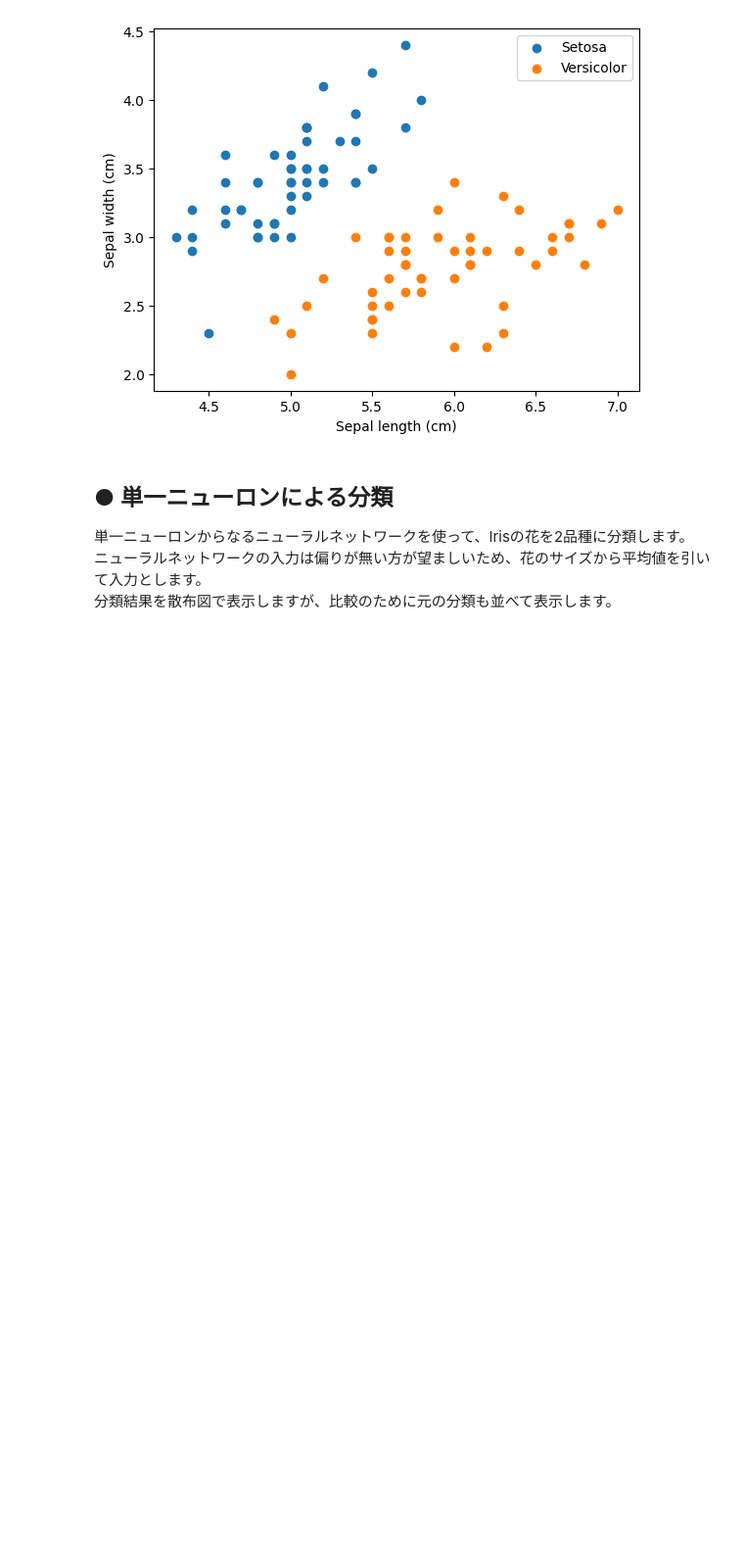
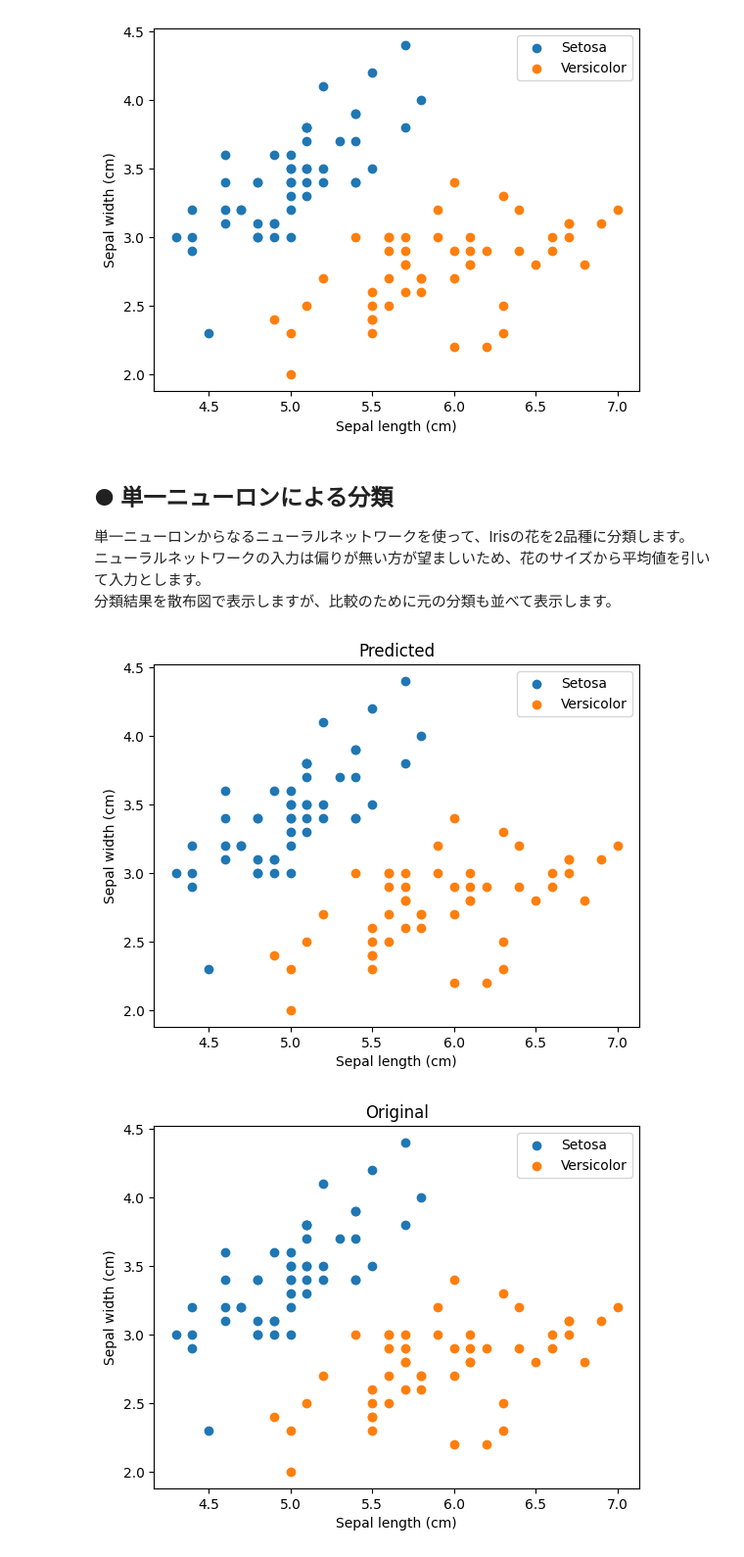
Before and after one commit to sonoko-jpg/section_1, a Jupyter notebook: section_4/external_data.ipynb, the cells around one changed output. Shown: that part at 98% size. Cells and saved outputs as stored; diff of their text form; code cells hidden in the pictures; blank space fills up the shorter version.

```diff
--- a/section_4/external_data.ipynb
+++ b/section_4/external_data.ipynb
@@ -159,33 +159,85 @@ import matplotlib.pyplot as plt
 from sklearn import datasets
 
 iris = datasets.load_iris()
 iris_data = iris.data
 sl_data = iris_data[:100, 0].copy()
 sw_data = iris_data[:100, 1].copy()
+
 sl_ave = np.average(sl_data)
 sl_data -= sl_ave
 sw_ave = np.average(sw_data)
 sw_data -= sw_ave
 
-input_data[]
+input_data = []
 for i in range(100):
-    input data.append([sl_data[i], sw_data[i]])
+    input_data.append([sl_data[i], sw_data[i]])
 
 def sigmoid(x):
     return 1.0 / (1.0 + np.exp(-x))
 
 class Neuron:
     def __init__(self):
         self.input_sum = 0.0
         self.output = 0.0
 
     def set_input(self, inp):
         self.input_sum += inp
 
-    def get_outpit(self):
+    def get_output(self):
         self.output = sigmoid(self.input_sum)
         return self.output
 
     def reset(self):
         self.input_sum = 0
         self.output = 0
+
+class NeuralNetwork:
+    def __init__(self):
+        self.neuron = Neuron()
+        self.w = [0.2, -0.2]
+        self.bias = 0.0
+
+    def commit(self, input_data):
+        self.neuron.reset()
+
+        self.neuron.set_input(input_data[0] * self.w[0])
+        self.neuron.set_input(input_data[1] * self.w[1])
+        self.neuron.set_input(self.bias)
+        return self.neuron.get_output()
+
+neural_network = NeuralNetwork()
+
+st_predicted = [[], []]  # Setosa
+vc_predicted = [[], []]  # Versicolor
+for data in input_data:
+    if neural_network.commit(data) < 0.5:
+        st_predicted[0].append(data[0]+sl_ave)
+        st_predicted[1].append(data[1]+sw_ave)
+    else:
+        vc_predicted[0].append(data[0]+sl_ave)
+        vc_predicted[1].append(data[1]+sw_ave)
+
+# 分類結果を散布図で表示
+plt.scatter(st_predicted[0], st_predicted[1], label="Setosa")
+plt.scatter(vc_predicted[0], vc_predicted[1], label="Versicolor")
+plt.legend()
+
+plt.xlabel("Sepal length (cm)")
+plt.ylabel("Sepal width (cm)")
+plt.title("Predicted")
+plt.show()
+
+# 比較用に元の分類を散布図で表示
+st_data = iris_data[:50]  # Setosa
+vc_data = iris_data[50:100]  # Versicolor
+plt.scatter(st_data[:, 0], st_data[:, 1], label="Setosa")
+plt.scatter(vc_data[:, 0], vc_data[:, 1], label="Versicolor")
+plt.legend()
+
+plt.xlabel("Sepal length (cm)")
+plt.ylabel("Sepal width (cm)")
+plt.title("Original")
+plt.show()
+# %% [output]
+[figure, added]
+[figure, added]
```
